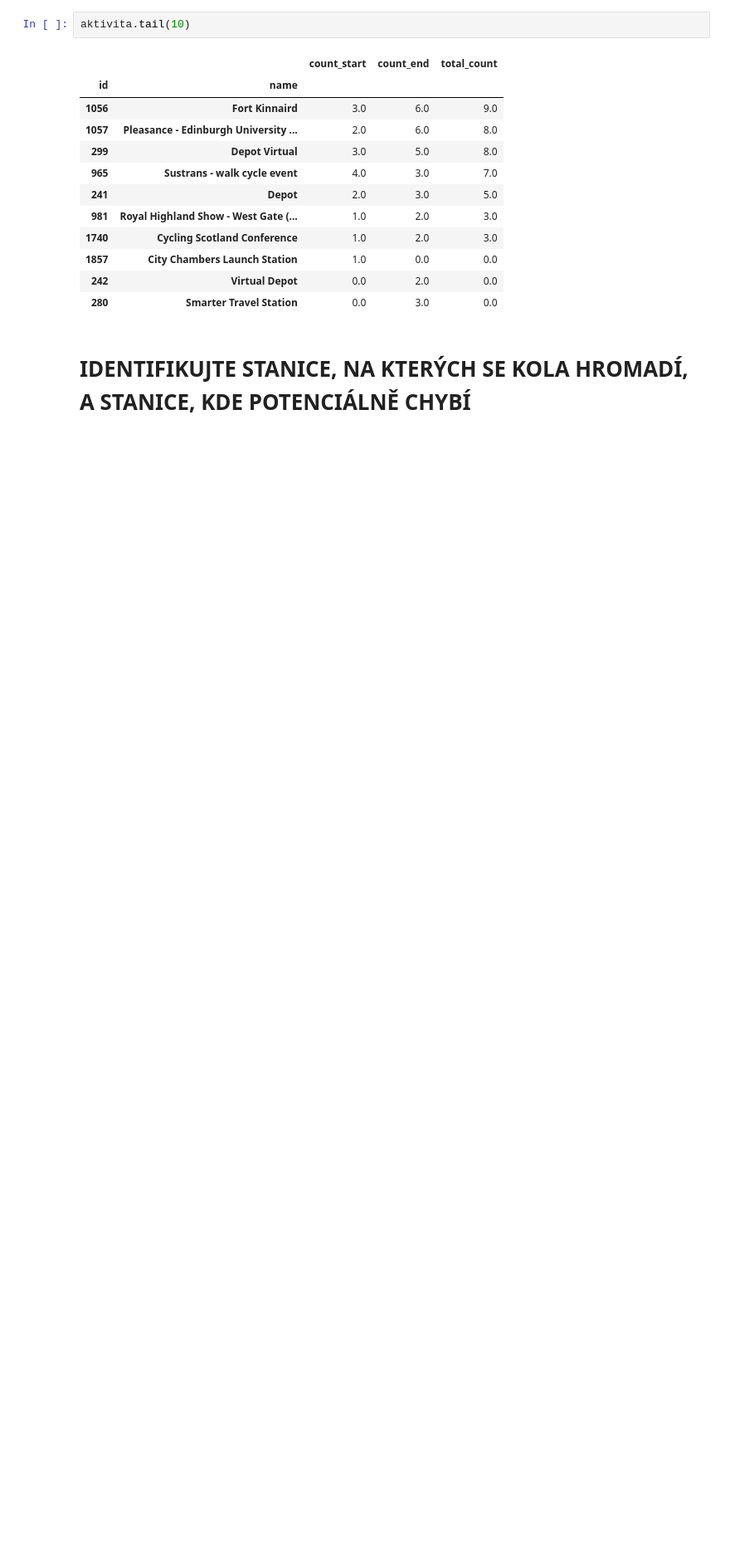
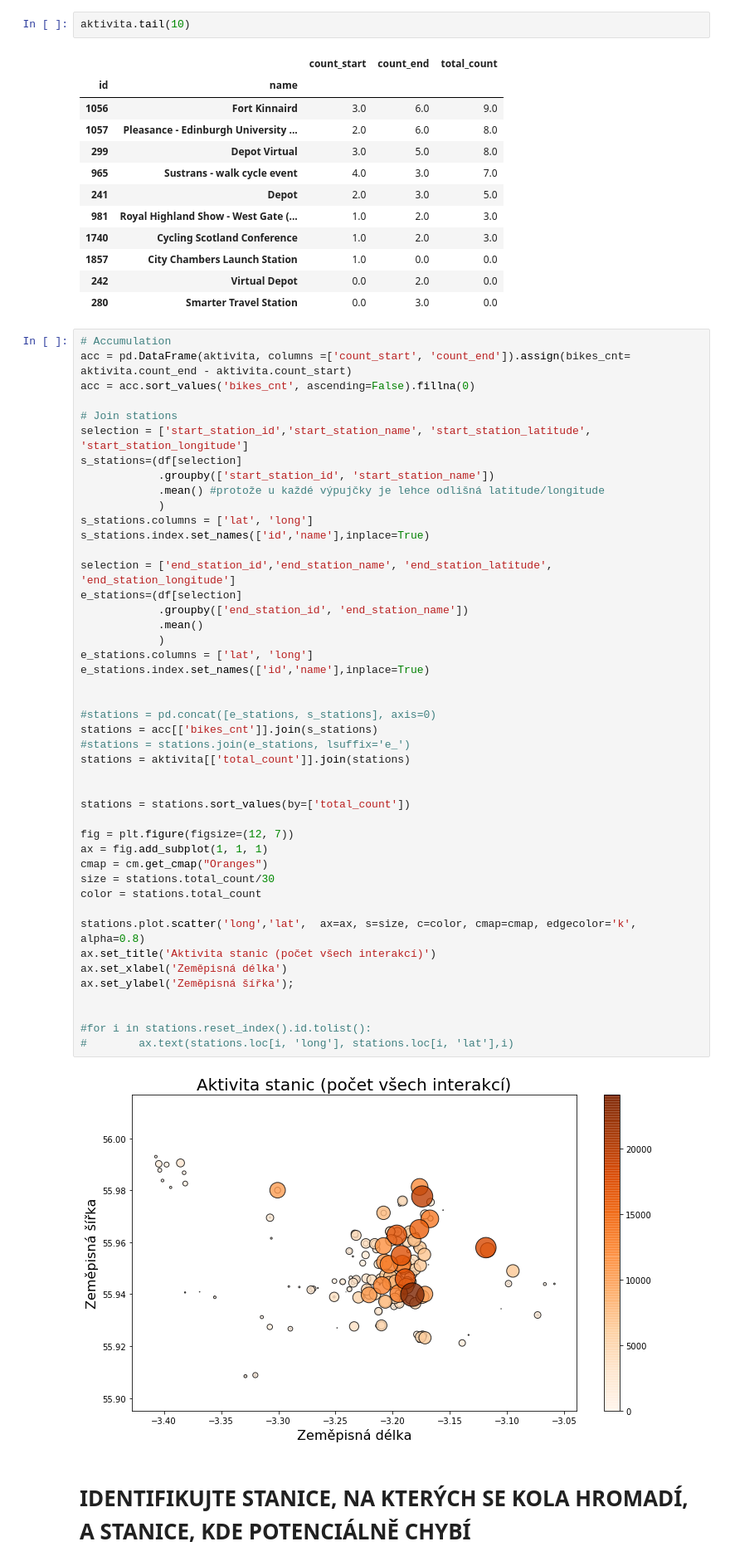
Before and after one commit to barborakacerovska/Engeto, a Jupyter notebook: Projekty/Python project Edinburgh bike sharing.ipynb, the cells around one changed output. Shown at 83% size. Saved outputs shown, nothing was run; the diff lists cells and outputs as text; blank space fills up the shorter version.

Commit message:
opraveno pořadí a grafy (aktivita, acc)

```diff
--- a/Projekty/Python project Edinburgh bike sharing.ipynb
+++ b/Projekty/Python project Edinburgh bike sharing.ipynb
@@ -109,6 +109,53 @@ aktivita.tail(10)
 | 1857 | City Chambers Launch Station | 1.0 | 0.0 | 0.0 |
 | 242 | Virtual Depot | 0.0 | 2.0 | 0.0 |
 | 280 | Smarter Travel Station | 0.0 | 3.0 | 0.0 |
+# %%
+# Accumulation
+acc = pd.DataFrame(aktivita, columns =['count_start', 'count_end']).assign(bikes_cnt= aktivita.count_end - aktivita.count_start)
+acc = acc.sort_values('bikes_cnt', ascending=False).fillna(0)
+
+# Join stations
+selection = ['start_station_id','start_station_name', 'start_station_latitude', 'start_station_longitude']
+s_stations=(df[selection]
+            .groupby(['start_station_id', 'start_station_name'])
+            .mean() #protože u každé výpujčky je lehce odlišná latitude/longitude
+            )
+s_stations.columns = ['lat', 'long']
+s_stations.index.set_names(['id','name'],inplace=True)
+
+selection = ['end_station_id','end_station_name', 'end_station_latitude', 'end_station_longitude']
+e_stations=(df[selection]
+            .groupby(['end_station_id', 'end_station_name'])
+            .mean()
+            )
+e_stations.columns = ['lat', 'long']
+e_stations.index.set_names(['id','name'],inplace=True)
+
+
+#stations = pd.concat([e_stations, s_stations], axis=0)
+stations = acc[['bikes_cnt']].join(s_stations)
+#stations = stations.join(e_stations, lsuffix='e_')
+stations = aktivita[['total_count']].join(stations)
+
+
+stations = stations.sort_values(by=['total_count'])
+
+fig = plt.figure(figsize=(12, 7))
+ax = fig.add_subplot(1, 1, 1)
+cmap = cm.get_cmap("Oranges")
+size = stations.total_count/30
+color = stations.total_count
+
+stations.plot.scatter('long','lat',  ax=ax, s=size, c=color, cmap=cmap, edgecolor='k', alpha=0.8)
+ax.set_title('Aktivita stanic (počet všech interakcí)')
+ax.set_xlabel('Zeměpisná délka')
+ax.set_ylabel('Zeměpisná šířka');
+
+
+#for i in stations.reset_index().id.tolist():
+#        ax.text(stations.loc[i, 'long'], stations.loc[i, 'lat'],i)
+# %% [output]
+[figure, added]
 # %% [markdown]
 # IDENTIFIKUJTE STANICE, NA KTERÝCH SE KOLA HROMADÍ, A STANICE, KDE POTENCIÁLNĚ CHYBÍ
 # %% [markdown]
```
Also changed, not shown: parts of 15 cells of this notebook.
